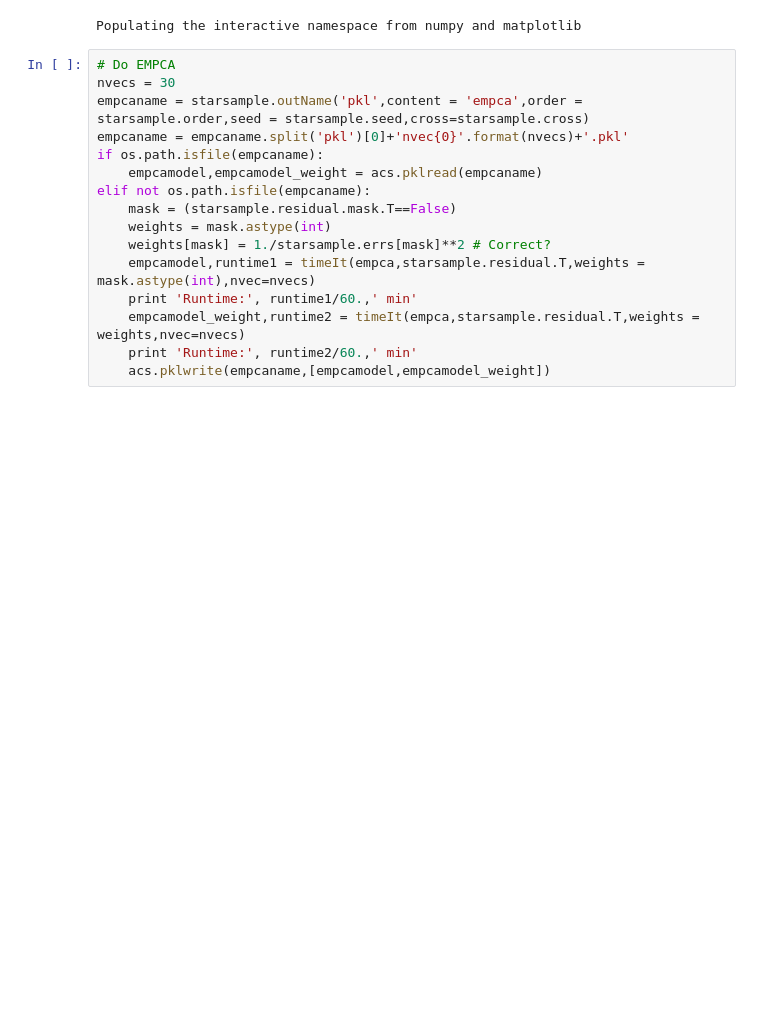
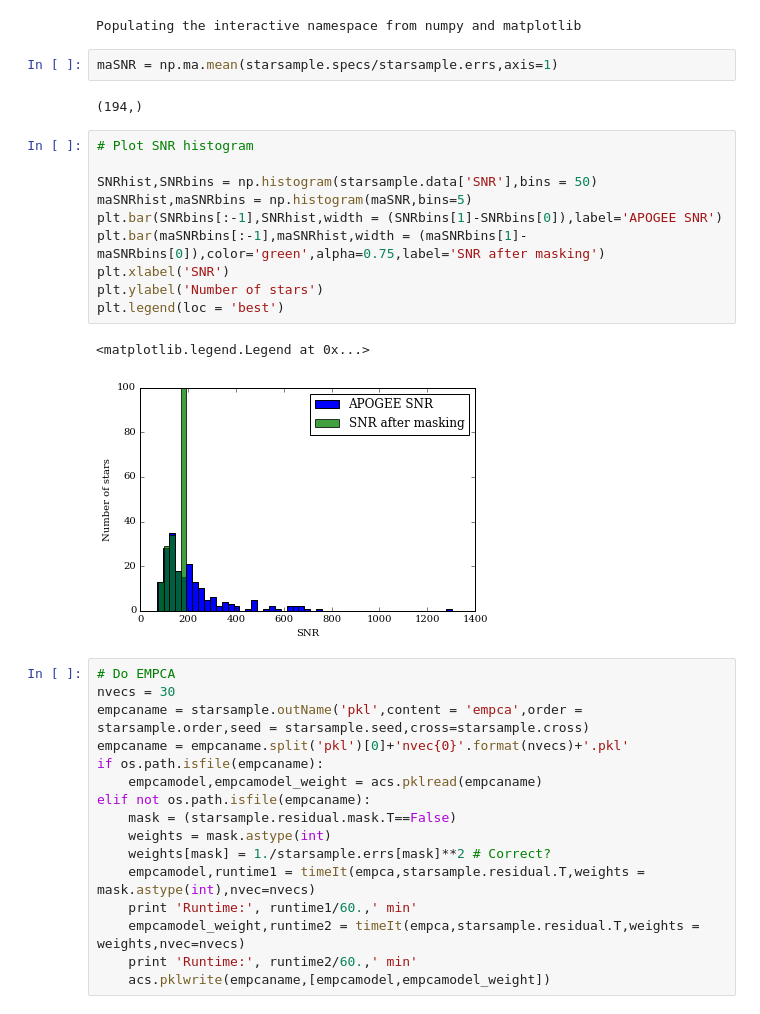
Before and after one commit to NatalieP-J/rcapogee-plots, a Jupyter notebook: Red Clump Plots.ipynb, the cells around one changed output. Drawn from its saved outputs; the diff is of its cells as text; blank space fills up the shorter version.

Commit message:
Added SNR histogram - for APOGEE's values and the calculated average for each star after masking

```diff
--- a/Red Clump Plots.ipynb
+++ b/Red Clump Plots.ipynb
@@ -11,6 +11,23 @@ import matplotlib.pyplot as plt
 %pylab inline
 # %% [output]
 Populating the interactive namespace from numpy and matplotlib
+# %%
+maSNR = np.ma.mean(starsample.specs/starsample.errs,axis=1)
+# %% [output]
+(194,)
+# %%
+# Plot SNR histogram
+
+SNRhist,SNRbins = np.histogram(starsample.data['SNR'],bins = 50)
+maSNRhist,maSNRbins = np.histogram(maSNR,bins=5)
+plt.bar(SNRbins[:-1],SNRhist,width = (SNRbins[1]-SNRbins[0]),label='APOGEE SNR')
+plt.bar(maSNRbins[:-1],maSNRhist,width = (maSNRbins[1]-maSNRbins[0]),color='green',alpha=0.75,label='SNR after masking')
+plt.xlabel('SNR')
+plt.ylabel('Number of stars')
+plt.legend(loc = 'best')
+# %% [output]
+<matplotlib.legend.Legend at 0x...>
+[figure, added]
 # %%
 # Do EMPCA
 nvecs = 30
```
